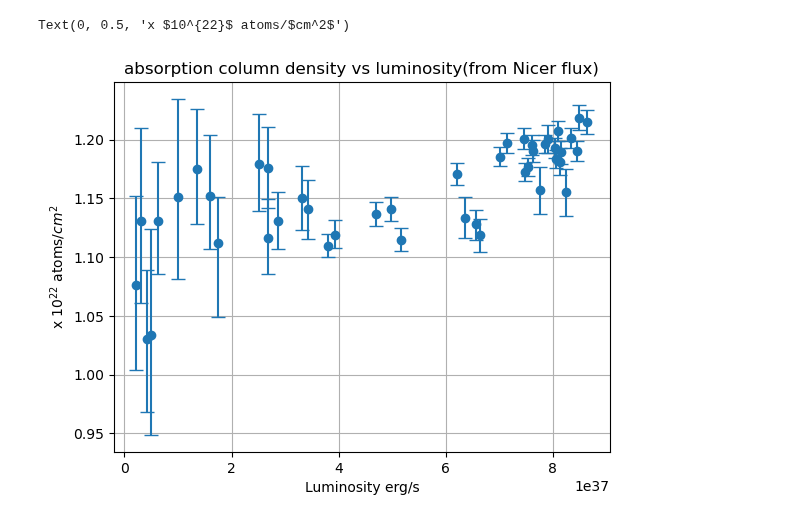
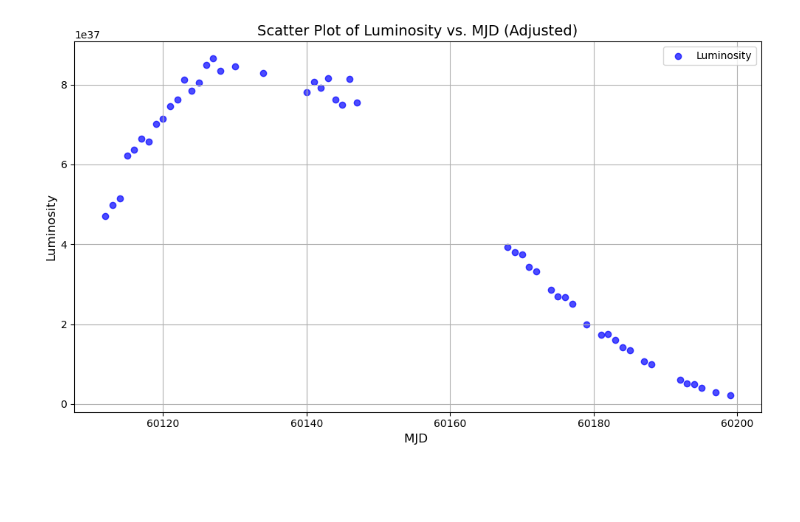
Before and after one commit to supremeKAI40/ULXP_thesis_analysis, a Jupyter notebook: nicer/nb_report_spectrum.ipynb, the cells around one changed output. Drawn from its saved outputs; the diff is of its cells as text; code cells hidden in the pictures; blank space fills up the shorter version.

```diff
--- a/nicer/nb_report_spectrum.ipynb
+++ b/nicer/nb_report_spectrum.ipynb
@@ -15,3 +36,29 @@ Index(['Lumin', 'Obs ID', 'Continuum Model Extra', 'nH', 'nh_low', 'nh_hi',
+# %%
+import matplotlib.pyplot as plt
+
+plt.figure(figsize=(10, 6))  # Set the figure size for better clarity
+
+# Scatter plot with customizations
+plt.scatter(df['MJD'] , df['Lumin'], color='b', alpha=0.7, label='Luminosity')
+
+# Adding labels and title
+plt.xlabel('MJD ', fontsize=12)
+plt.ylabel('Luminosity', fontsize=12)
+plt.title('Scatter Plot of Luminosity vs. MJD (Adjusted)', fontsize=14)
+
+# Adding grid and setting axis limits if needed
+plt.grid(True)
+plt.tight_layout()
+
+# Optionally, set the x and y axis limits based on the data range
+# plt.xlim(min(df['MJD'] - 60000), max(df['MJD'] - 60000))
+# plt.ylim(min(df['Lumin']), max(df['Lumin']))
+
+# Show plot with legend
+plt.legend()
+plt.show()
+# %% [output]
+[figure, added]
 # %%
 def clean_nh_value(value):
     try:
@@ -23,13 +70,3 @@ def clean_nh_value(value):
 df['nH'] = df['nH'].apply(clean_nh_value)
 
 yerr = [np.abs(df['nh_low']), np.abs(df['nh_hi'])]
-# %%
-yerr = [np.abs(df['nh_low']), np.abs(df['nh_hi'])]
-plt.errorbar(df['Lumin'],df['nH'],yerr=yerr,fmt='o', capsize=5, label='nH values')
-plt.title("absorption column density vs luminosity(from Nicer flux)")
-plt.grid()
-plt.xlabel("Luminosity erg/s")
-plt.ylabel("x $10^{22}$ atoms/$cm^2$")
-# %% [output]
-Text(0, 0.5, 'x $10^{22}$ atoms/$cm^2$')
-[figure, removed]
```
Also changed, not shown: parts of 17 cells of this notebook, 1 other file.
